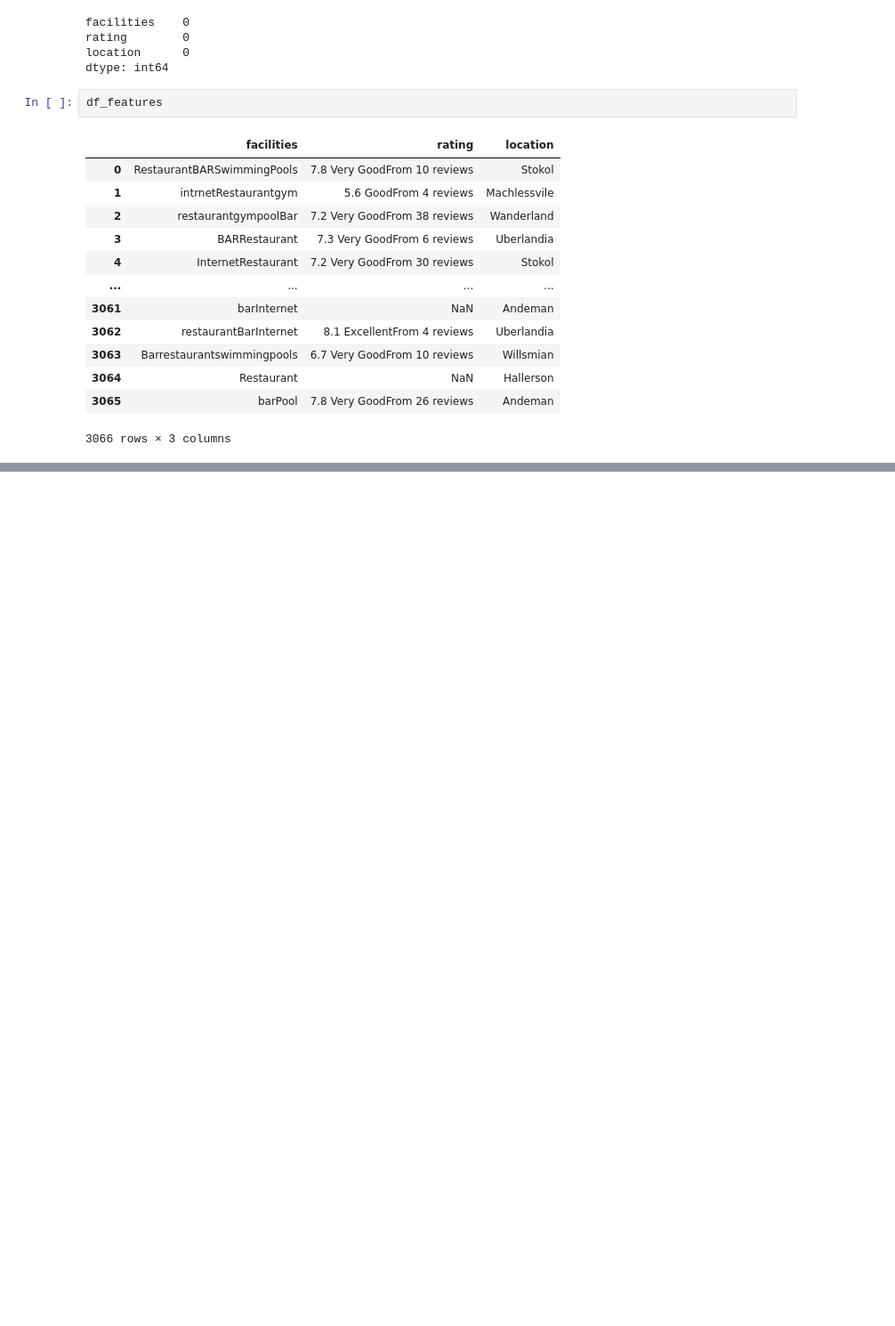
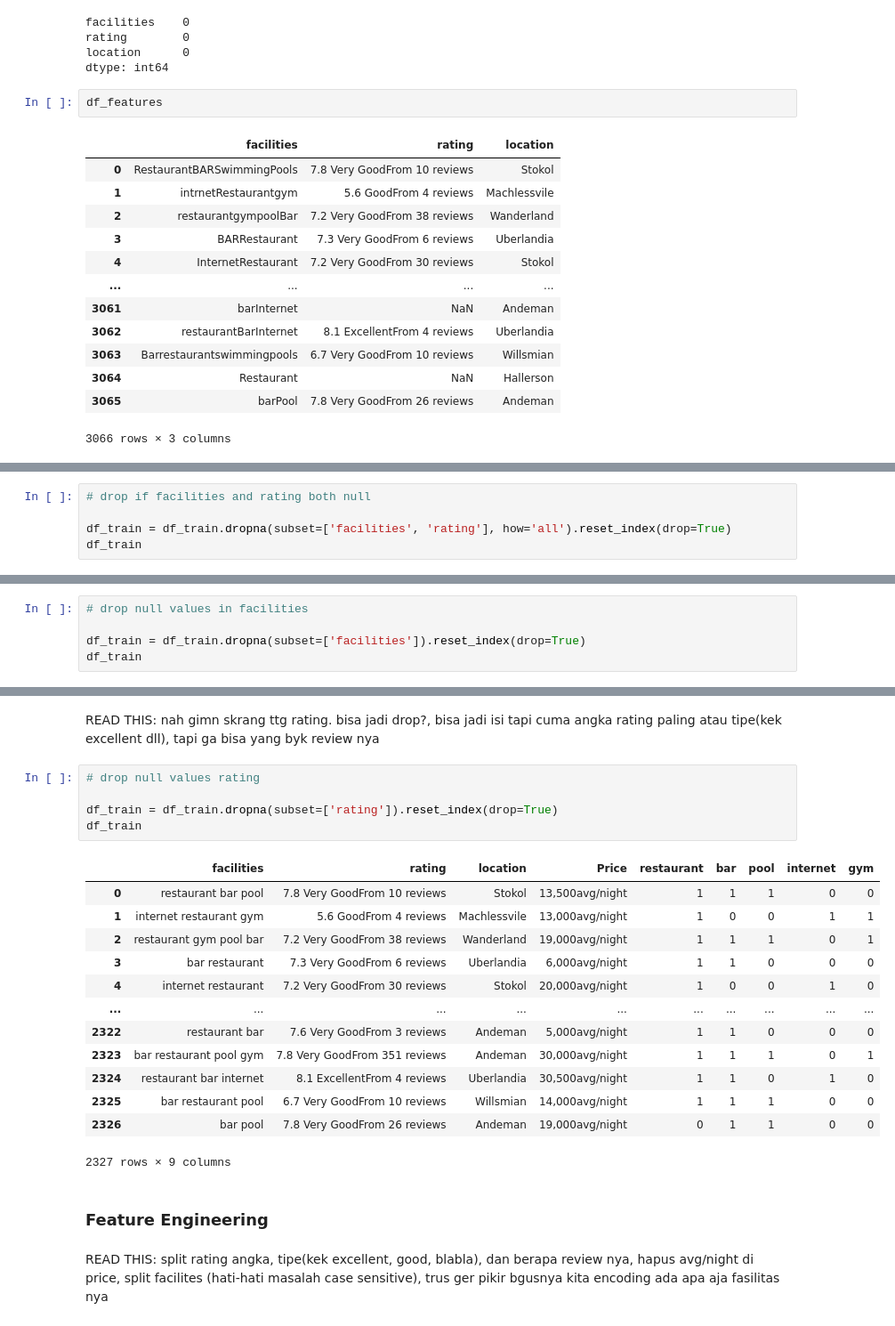
Before and after one commit to FelixFern/FINDIT-2023-ODE, a Jupyter notebook: Oh Data Euy.ipynb, the cells around one changed output, grey strips where cells are left out. Shown: that part at 89% size. Drawn from its saved outputs; the diff is of its cells as text; blank space fills up the shorter version.

Commit message:
feature engineering

```diff
--- a/Oh Data Euy.ipynb
+++ b/Oh Data Euy.ipynb
@@ -160,0 +234,5 @@ df_features
+# %%
+# drop if facilities and rating both null
+
+df_train = df_train.dropna(subset=['facilities', 'rating'], how='all').reset_index(drop=True)
+df_train
@@ -160,0 +273,5 @@ df_features
+# %%
+# drop null values in facilities
+
+df_train = df_train.dropna(subset=['facilities']).reset_index(drop=True)
+df_train
@@ -160,0 +292,25 @@ df_features
+# %% [markdown]
+READ THIS: nah gimn skrang ttg rating. bisa jadi drop?, bisa jadi isi tapi cuma angka rating paling atau tipe(kek excellent dll), tapi ga bisa yang byk review nya
+# %%
+# drop null values rating
+
+df_train = df_train.dropna(subset=['rating']).reset_index(drop=True)
+df_train
+# %% [output]
+|  | facilities | rating | location | Price | restaurant | bar | pool | internet | gym |
+| 0 | restaurant bar pool | 7.8 Very GoodFrom 10 reviews | Stokol | 13,500avg/night | 1 | 1 | 1 | 0 | 0 |
+| 1 | internet restaurant gym | 5.6 GoodFrom 4 reviews | Machlessvile | 13,000avg/night | 1 | 0 | 0 | 1 | 1 |
+| 2 | restaurant gym pool bar | 7.2 Very GoodFrom 38 reviews | Wanderland | 19,000avg/night | 1 | 1 | 1 | 0 | 1 |
+| 3 | bar restaurant | 7.3 Very GoodFrom 6 reviews | Uberlandia | 6,000avg/night | 1 | 1 | 0 | 0 | 0 |
+| 4 | internet restaurant | 7.2 Very GoodFrom 30 reviews | Stokol | 20,000avg/night | 1 | 0 | 0 | 1 | 0 |
+| ... | ... | ... | ... | ... | ... | ... | ... | ... | ... |
+| 2322 | restaurant bar | 7.6 Very GoodFrom 3 reviews | Andeman | 5,000avg/night | 1 | 1 | 0 | 0 | 0 |
+| 2323 | bar restaurant pool gym | 7.8 Very GoodFrom 351 reviews | Andeman | 30,000avg/night | 1 | 1 | 1 | 0 | 1 |
+| 2324 | restaurant bar internet | 8.1 ExcellentFrom 4 reviews | Uberlandia | 30,500avg/night | 1 | 1 | 0 | 1 | 0 |
+| 2325 | bar restaurant pool | 6.7 Very GoodFrom 10 reviews | Willsmian | 14,000avg/night | 1 | 1 | 1 | 0 | 0 |
+| 2326 | bar pool | 7.8 Very GoodFrom 26 reviews | Andeman | 19,000avg/night | 0 | 1 | 1 | 0 | 0 |
+2327 rows × 9 columns
+# %% [markdown]
+### Feature Engineering
+# %% [markdown]
+READ THIS: split rating angka, tipe(kek excellent, good, blabla), dan berapa review nya, hapus avg/night di price, split facilites (hati-hati masalah case sensitive), trus ger pikir bgusnya kita encoding ada apa aja fasilitas nya
```
Also changed, not shown: parts of 38 cells of this notebook.
